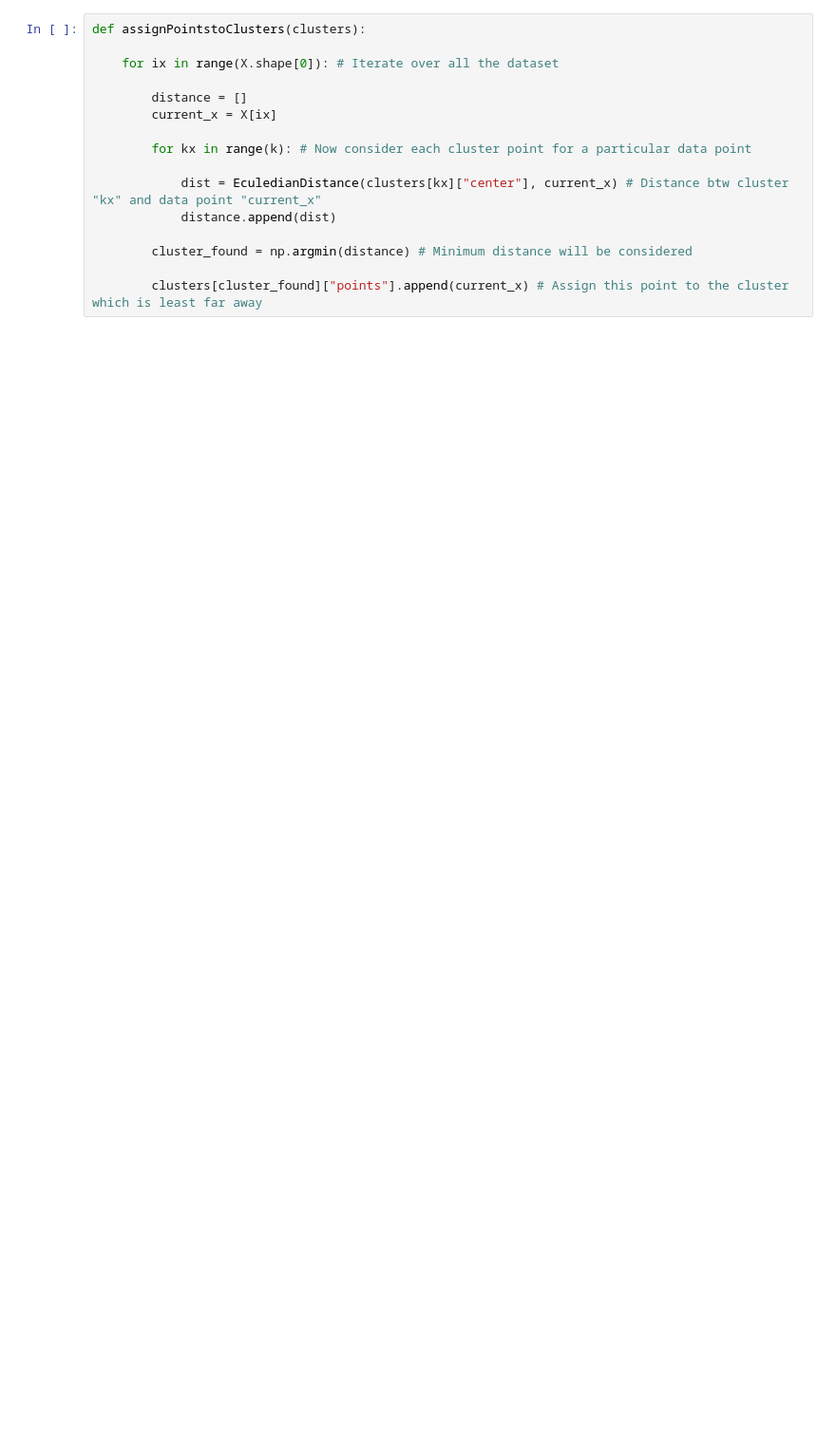
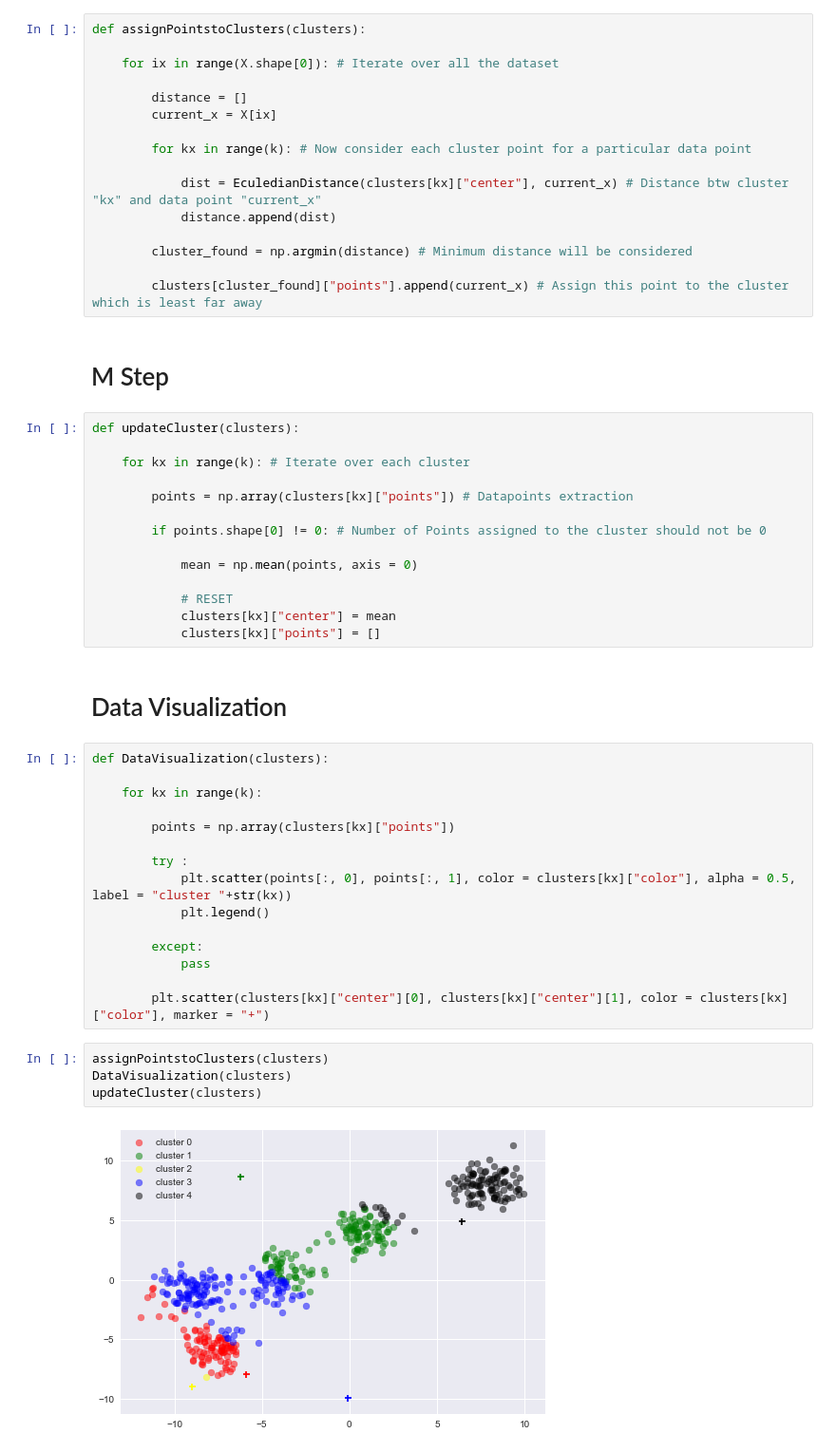
Before and after one commit to ardourApeX/Machine-Learning-Algorithms, a Jupyter notebook: K Means/main.ipynb, the cells around one changed output. Shown: that part at 95% size. Cells and saved outputs as stored; diff of their text form; blank space fills up the shorter version.

Commit message:
M step and Data Visualization done

```diff
--- a/K Means/main.ipynb
+++ b/K Means/main.ipynb
@@ -79,3 +77,42 @@ def assignPointstoClusters(clusters):
         cluster_found = np.argmin(distance) # Minimum distance will be considered
 
         clusters[cluster_found]["points"].append(current_x) # Assign this point to the cluster which is least far away
+# %% [markdown]
+# M Step
+# %%
+def updateCluster(clusters):
+
+    for kx in range(k): # Iterate over each cluster
+
+        points = np.array(clusters[kx]["points"]) # Datapoints extraction
+
+        if points.shape[0] != 0: # Number of Points assigned to the cluster should not be 0
+
+            mean = np.mean(points, axis = 0)
+
+            # RESET
+            clusters[kx]["center"] = mean
+            clusters[kx]["points"] = []
+# %% [markdown]
+# Data Visualization
+# %%
+def DataVisualization(clusters):
+
+    for kx in range(k):
+
+        points = np.array(clusters[kx]["points"])
+
+        try :
+            plt.scatter(points[:, 0], points[:, 1], color = clusters[kx]["color"], alpha = 0.5, label = "cluster "+str(kx))
+            plt.legend()
+
+        except:
+            pass
+
+        plt.scatter(clusters[kx]["center"][0], clusters[kx]["center"][1], color = clusters[kx]["color"], marker = "+")
+# %%
+assignPointstoClusters(clusters)
+DataVisualization(clusters)
+updateCluster(clusters)
+# %% [output]
+[figure, added]
```
Also changed, not shown: parts of 3 cells of this notebook.
